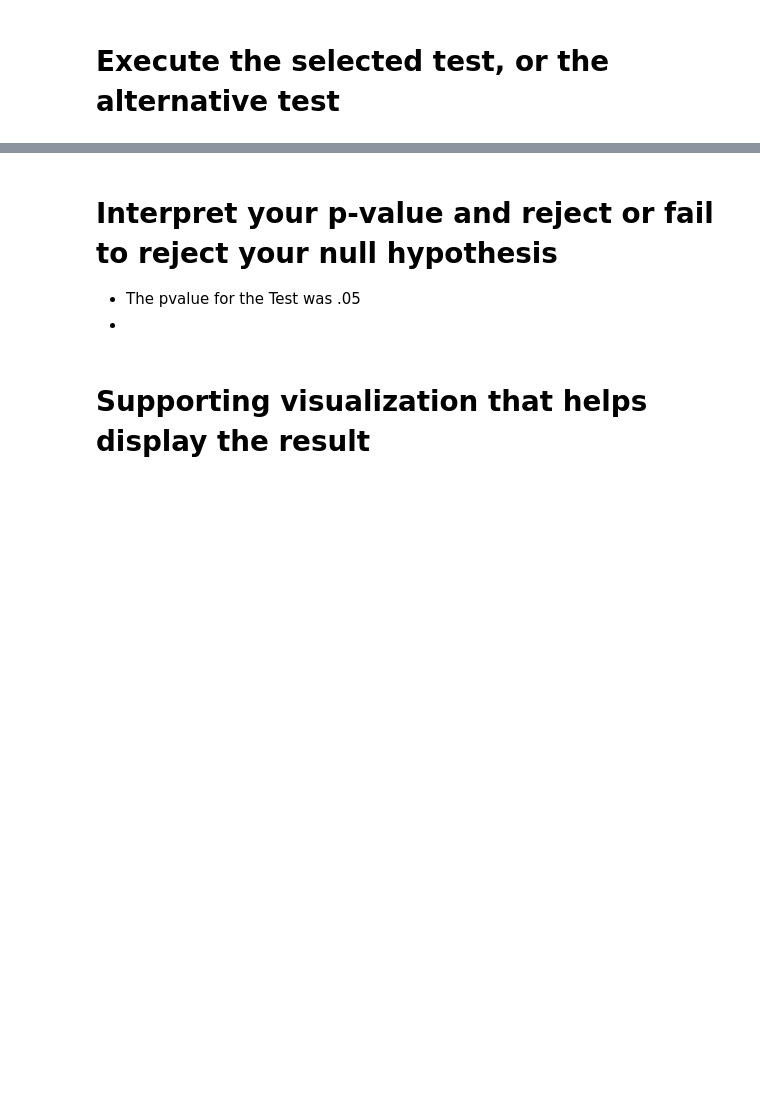
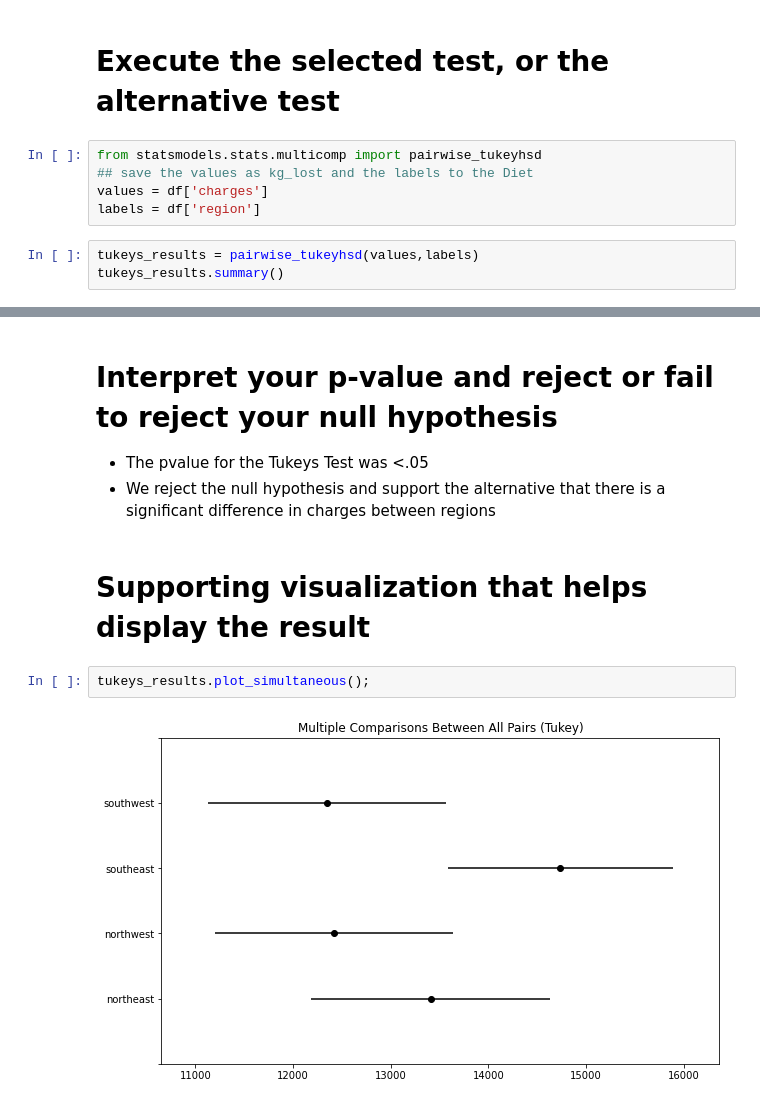
Before and after one commit to npipal/Hypothesis-Testing, a Jupyter notebook: Hypothesis Testing with Insurance Data (Core).ipynb, the cells around one changed output, grey strips where cells are left out. Cells and saved outputs as stored; diff of their text form; blank space fills up the shorter version.

```diff
--- a/Hypothesis Testing with Insurance Data (Core).ipynb
+++ b/Hypothesis Testing with Insurance Data (Core).ipynb
@@ -260,2 +322,10 @@ TypeError: unsupported operand type(s) for /: 'str' and 'int'
 # %% [markdown]
 # Execute the selected test, or the alternative test
+# %%
+from statsmodels.stats.multicomp import pairwise_tukeyhsd
+## save the values as kg_lost and the labels to the Diet
+values = df['charges']
+labels = df['region']
+# %%
+tukeys_results = pairwise_tukeyhsd(values,labels)
+tukeys_results.summary()
@@ -262,7 +341,11 @@ TypeError: unsupported operand type(s) for /: 'str' and 'int'
 # %% [markdown]
 # Interpret your p-value and reject or fail to reject your null hypothesis
 
-- The pvalue for the Test was .05
--
+- The pvalue for the Tukeys Test was <.05
+- We reject the null hypothesis and support the alternative that there is a significant difference in charges between regions
 # %% [markdown]
 # Supporting visualization that helps display the result
+# %%
+tukeys_results.plot_simultaneous();
+# %% [output]
+[figure, added]
```
Also changed, not shown: parts of 10 cells of this notebook.
